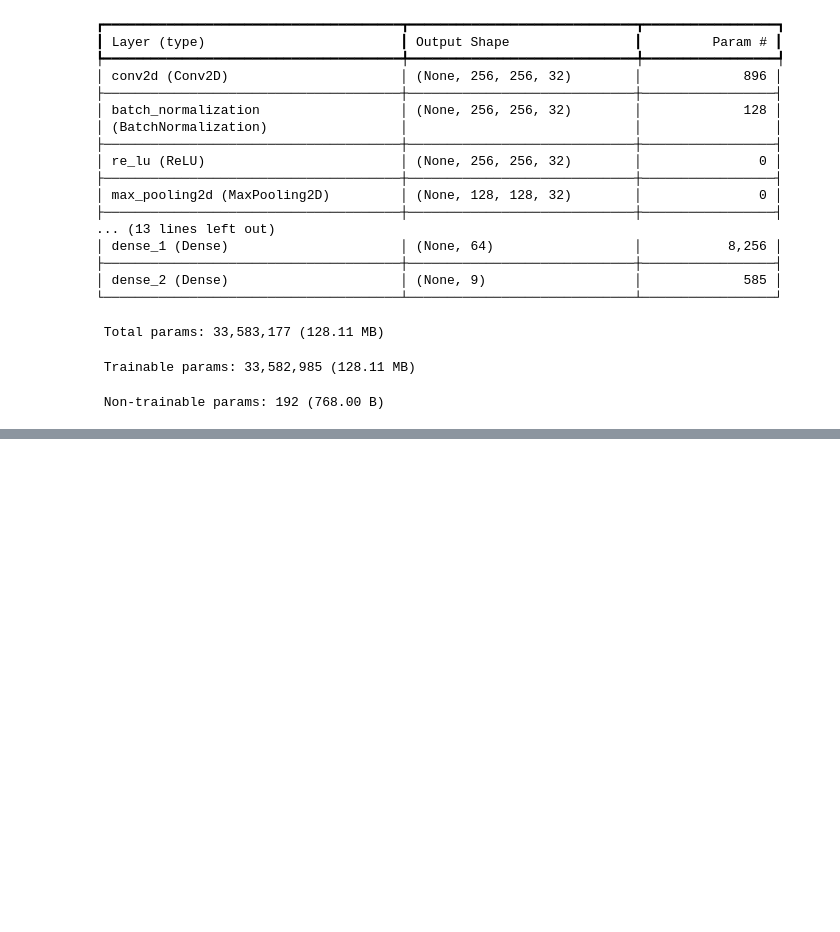
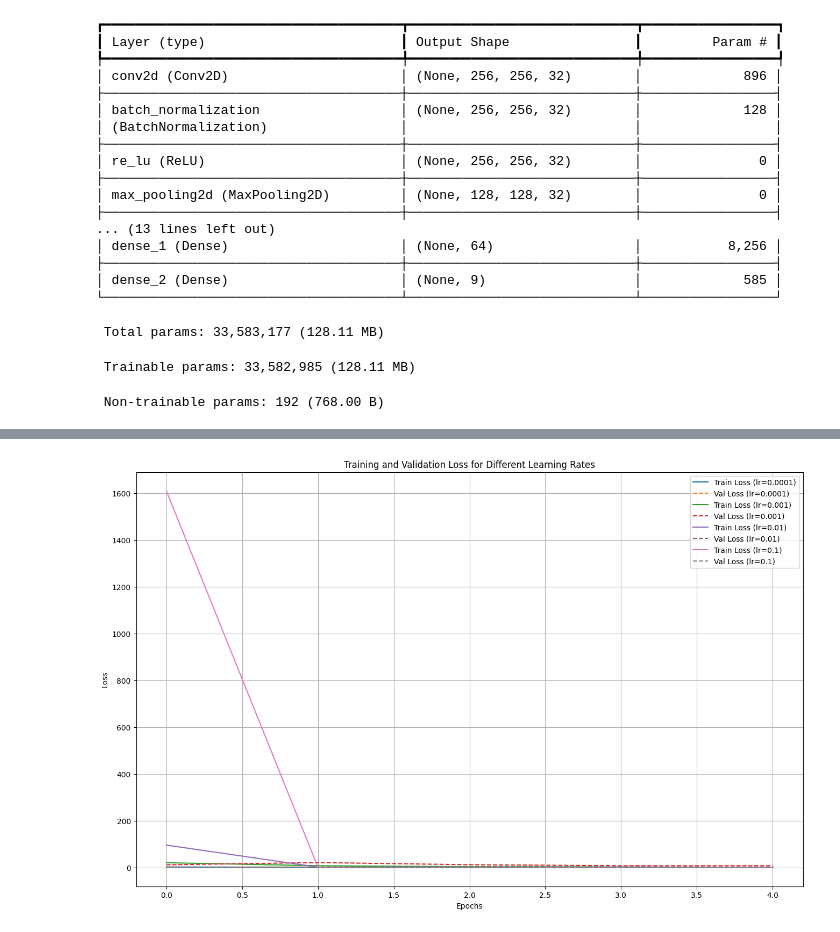
Before and after one commit to TeamVortex-X/Simple-convolutional-neural-network-to-perform-classification, a Jupyter notebook: 1 CNN for image classification.ipynb, the cells around one changed output, grey strips where cells are left out. Cells and saved outputs as stored; diff of their text form; code cells hidden in the pictures; blank space fills up the shorter version.

```diff
--- a/1 CNN for image classification.ipynb
+++ b/1 CNN for image classification.ipynb
@@ -390,0 +449,66 @@ Epoch 20/20
+# %%
+# Load the training history
+with open('training_history.json', 'r') as f:
+    history_dict = json.load(f)
+
+loss = history_dict['loss']
+val_loss = history_dict['val_loss']
+accuracy = history_dict['accuracy']
+val_accuracy = history_dict['val_accuracy']
+# %%
+import matplotlib.pyplot as plt
+import tensorflow as tf
+
+learning_rates = [0.0001, 0.001, 0.01, 0.1]
+
+histories = {}
+
+for lr in learning_rates:
+    print(f"\nTraining with learning rate: {lr}")
+
+    # Create a new instance of the model
+    model = Sequential([
+        Conv2D(filters=32, kernel_size=(3, 3), padding='same', input_shape=(256, 256, 3)),
+        BatchNormalization(),
+        ReLU(),
+        MaxPooling2D(pool_size=(2, 2)),
+        Conv2D(filters=64, kernel_size=(3, 3), padding='same'),
+        BatchNormalization(),
+        ReLU(),
+        MaxPooling2D(pool_size=(2, 2)),
+        Flatten(),
+        Dense(units=128, activation='relu'),
+        Dense(units=64, activation='relu'),
+        Dense(units=9, activation='softmax')
+    ])
+
+    # Compile the model with the current learning rate
+    model.compile(optimizer=tf.keras.optimizers.Adam(learning_rate=lr),
+                  loss='sparse_categorical_crossentropy',
+                  metrics=['accuracy'])
+
+    # Train the model and store the history
+    history = model.fit(
+        train_generator,
+        epochs=5,
+        validation_data=val_generator,
+        verbose=1
+    )
+
+    # Store the history for this learning rate
+    histories[lr] = history.history
+
+# Plot training and validation loss for each learning rate
+plt.figure(figsize=(16, 10))
+
+for lr in learning_rates:
+    plt.plot(histories[lr]['loss'], label=f'Train Loss (lr={lr})')
+    plt.plot(histories[lr]['val_loss'], linestyle='--', label=f'Val Loss (lr={lr})')
+
+plt.title('Training and Validation Loss for Different Learning Rates')
+plt.xlabel('Epochs')
+plt.ylabel('Loss')
+plt.legend()
+plt.grid(True)
+plt.show()
+# %% [output]
@@ -390,0 +532 @@ Epoch 20/20
+[figure, added]
```
Also changed, not shown: parts of 21 cells of this notebook.
